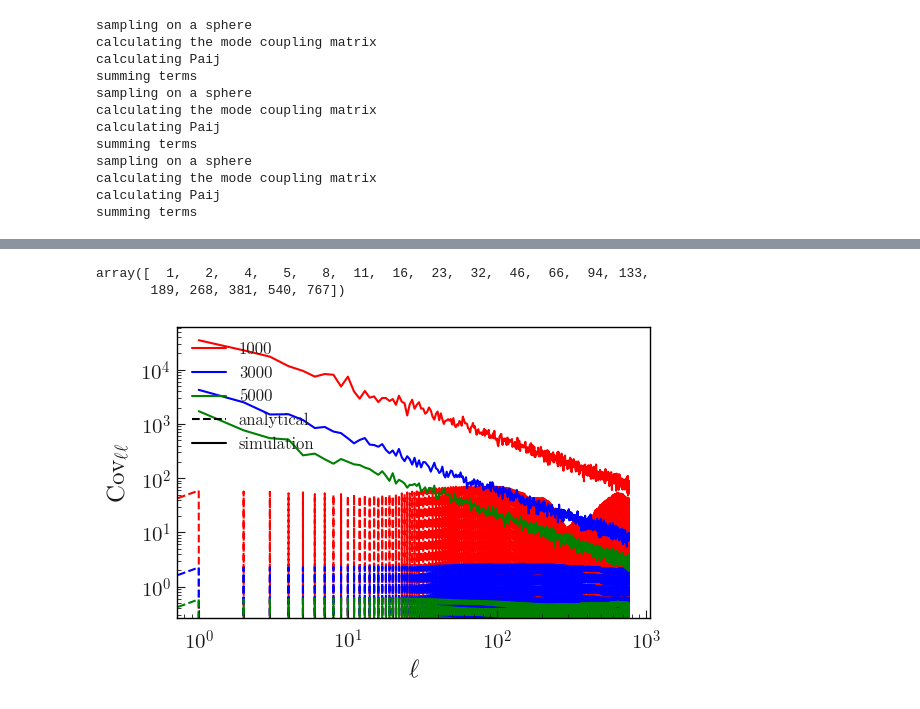
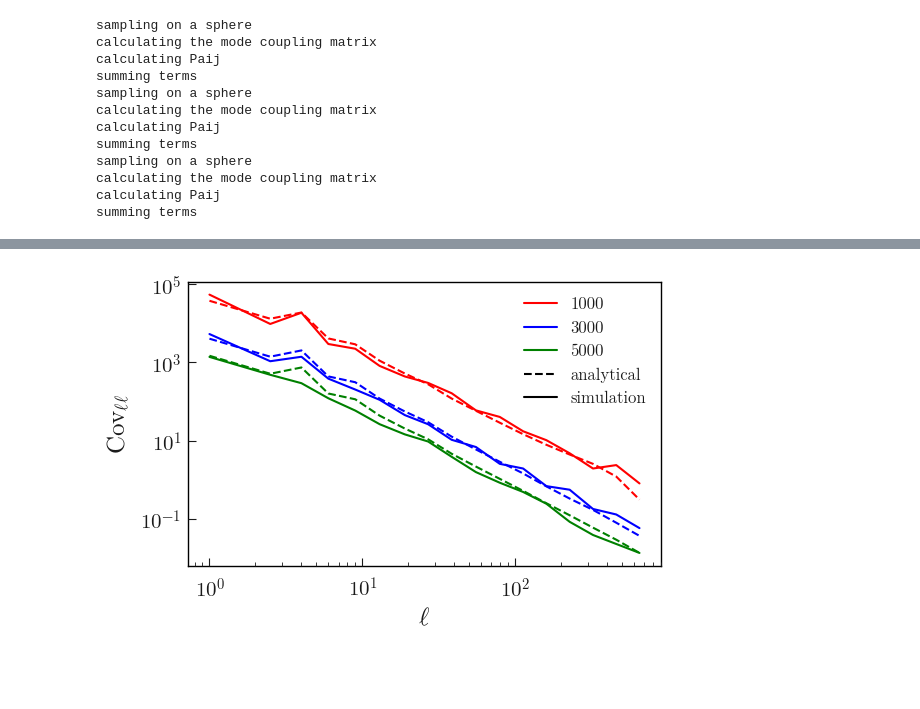
Before and after one commit to elyas-farah/CPCLCovariance, a Jupyter notebook: jax_covariance.ipynb, the cells around one changed output, grey strips where cells are left out. Drawn from its saved outputs; the diff is of its cells as text; code cells hidden in the pictures; blank space fills up the shorter version.

Commit message:
Fixed the binning with successful comparison

```diff
--- a/jax_covariance.ipynb
+++ b/jax_covariance.ipynb
@@ -22,10 +36,12 @@ n_sources = [1000, 3000, 5000]
 nside = 256
 npix = hp.nside2npix(nside)
 sel = np.ones(npix)
+nside = 256
+nell = 30
 lmin = 1
 lmax = 3*nside - 1
-nell = 20
-edges= np.arange(0, 3*nside + 1)
+edges = np.unique(np.geomspace(lmin,3*nside - 1,nell).astype(int))
+# edges = np.arange(lmin, 3*nside + 1)
 cl_DMDM = np.load("/home/s59efara_hpc/covariance/test_cl_kappadm.npy")[:, 0 ,0]
 alm = hp.synalm(cls=cl_DMDM, lmax = lmax)
 map = hp.alm2map(alm, nside=nside, lmax=lmax)
@@ -50,12 +66,13 @@ for n_samples in n_sources:
     w = np.ones_like(ipix)
     # beware of the binning scheme and the values to be added to the
     b = nmt.NmtBin.from_edges(edges[:-1], edges[1:])
-    # b = nmt.NmtBin.from_lmax_linear(3*nside - 1, nell)
     f_vals = map[ipix] - np.mean(map[ipix])
     f_nmt = nmt.NmtFieldCatalog(positions = [gl, gb], weights=w, field = f_vals, lmax=b.lmax, lonlat=True)
     wasp = nmt.NmtWorkspace.from_fields(f_nmt, f_nmt, b)
+
     '''
     Sl_coupled = nmt.compute_coupled_cell(f_nmt, f_nmt) # the coupled, noise subtracted power spectrum
+
     Nf = f_nmt.Nf
     Cl = Sl_coupled + Nf
     Sl = wasp.decouple_cell(Sl_coupled)
@@ -82,13 +99,21 @@ for n_samples in n_sources:
         cos_theta[None, :],                  # P_1
         P_all                        # P_2 ... P_Lmax
     ], axis=0)
+
+
+
+    Binning, ell_eff = build_binning_matrix(edges, edges[-1])
+    Binning = jnp.array(Binning)
+
+
     print('summing terms')
     direct_sum = jnp.einsum('i, j, aij, bij->ab', w**2, w**2, P_all, P_all)/(4*np.pi)**2 - jnp.sum(w**4)/(4*np.pi)**2
-    #direct_sum = jnp.sum(w**4)/(4*np.pi)**2*jnp.ones_like(ells)
     matrix_term = 2*direct_sum*((var_f)**2)
+    # term1 = jnp.einsum('')
     term1 = mcm_inv @ matrix_term @ mcm_inv.T
-
-    variance_list.append(jnp.diag(term1))
+    term1 = term1[lmin:, lmin:]
+    term1_binned = Binning @ term1 @ Binning.T
+    variance_list.append(jnp.diag(term1_binned))
 # %% [output]
 sampling on a sphere
 calculating the mode coupling matrix
@@ -102,3 +127,5 @@ sampling on a sphere
 calculating the mode coupling matrix
 calculating Paij
 summing terms
+# %%
+data = np.load('/home/s59efara_hpc/covariance/data_sets/varied_numbers_compare_field_variance_wide_bins.npy')
@@ -142,5 +138,0 @@ edges = np.unique(np.geomspace(lmin,3*nside - 1,nell).astype(int))
-# %%
-edges
-# %% [output]
-array([  1,   2,   4,   5,   8,  11,  16,  23,  32,  46,  66,  94, 133,
-       189, 268, 381, 540, 767])
@@ -149,31 +139,29 @@ field_variance_binned_cov = Binning @ term1 @ Binning.T
-# %%
-data = np.load('/home/s59efara_hpc/covariance/data_sets/varied_numbers_compare_field_variance.npy')
 # %%
 import plothist
 # %%
 color = ['r', 'b', 'g']
 
 # fig, ax = plt.subplots(figsize = (12, 8))
 
 for i in range(len(n_sources)):
     ls, cls, sigma, Nf, _ = data[i]
     plt.loglog(ls, sigma, color = color[i], label = n_sources[i])
-    plt.loglog(ells, variance_list[i]/2, ls = '--', color = color[i])
+    plt.loglog(ells, variance_list[i], ls = '--', color = color[i])
     # sigma_th = (2*(clth_binned + 4*np.pi*field_variance/n_sources_list[i])**2)/(delta_ell*(2*ells + 1))
 # plt.loglog(np.arange(0, edges[-1], 1), jnp.diag(Cov_N), label='full variance')
 
 plt.axhline(-1, ls = '--', color = 'black', label = 'analytical')
 plt.axhline(-1, color = 'black', label = 'simulation')
 
 
 plt.xlabel(r'$\ell$')
 plt.ylabel(r'$Cov_{\ell \ell}$')
 plt.legend()
 plt.tight_layout()
 plt.savefig('figs/factor2_comparison.png', dpi = 300)
 # cl_jax_nsource_1000.png', dpi = 300, bbox_inches='tight')
 # %% [output]
-[figure, old version]
+[figure, new version]
 # %%
 for i in range(len(n_sources)):
     ls, cls, sigma, Nf, _ = data[i]
```
Also changed, not shown: parts of 9 cells of this notebook, 19 other files.
